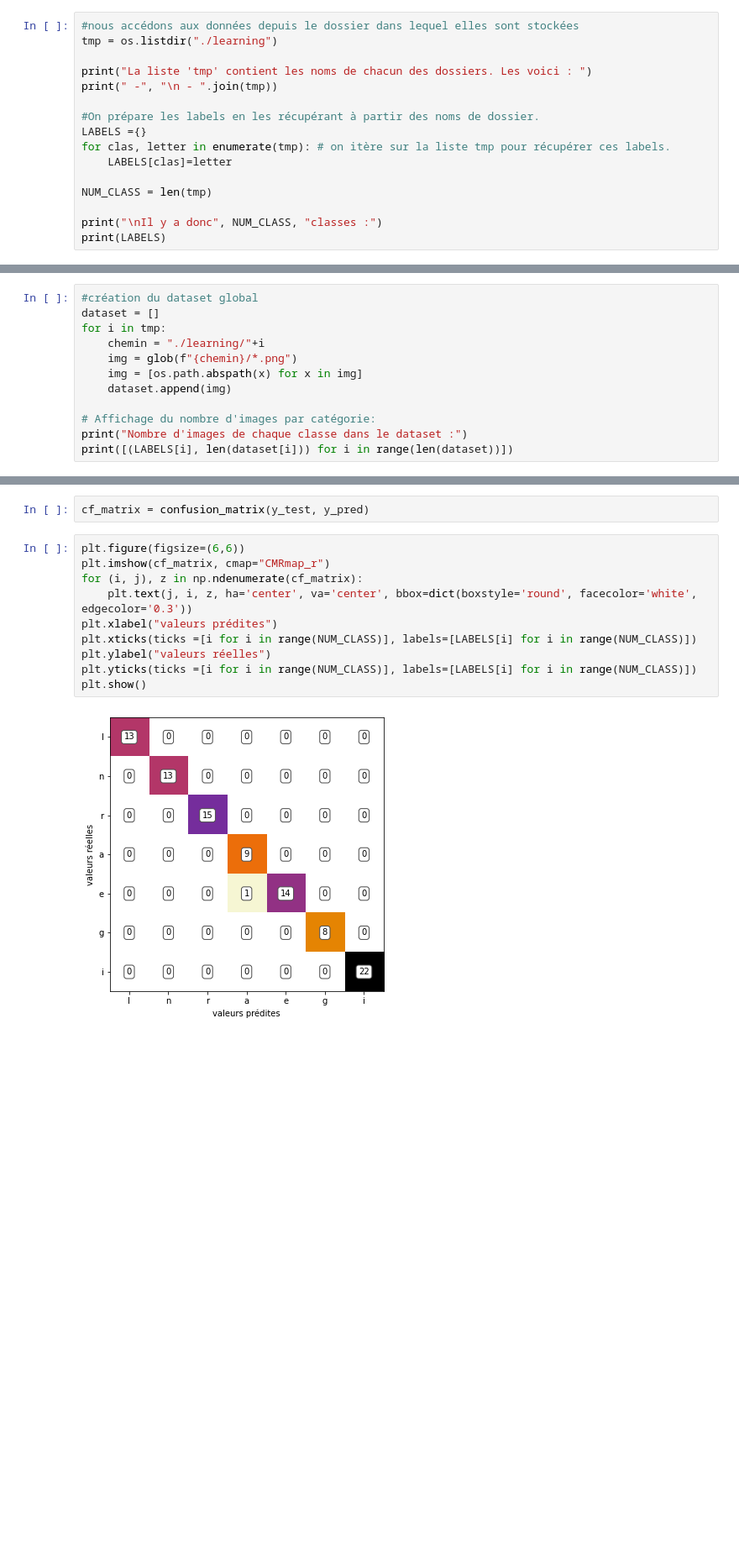
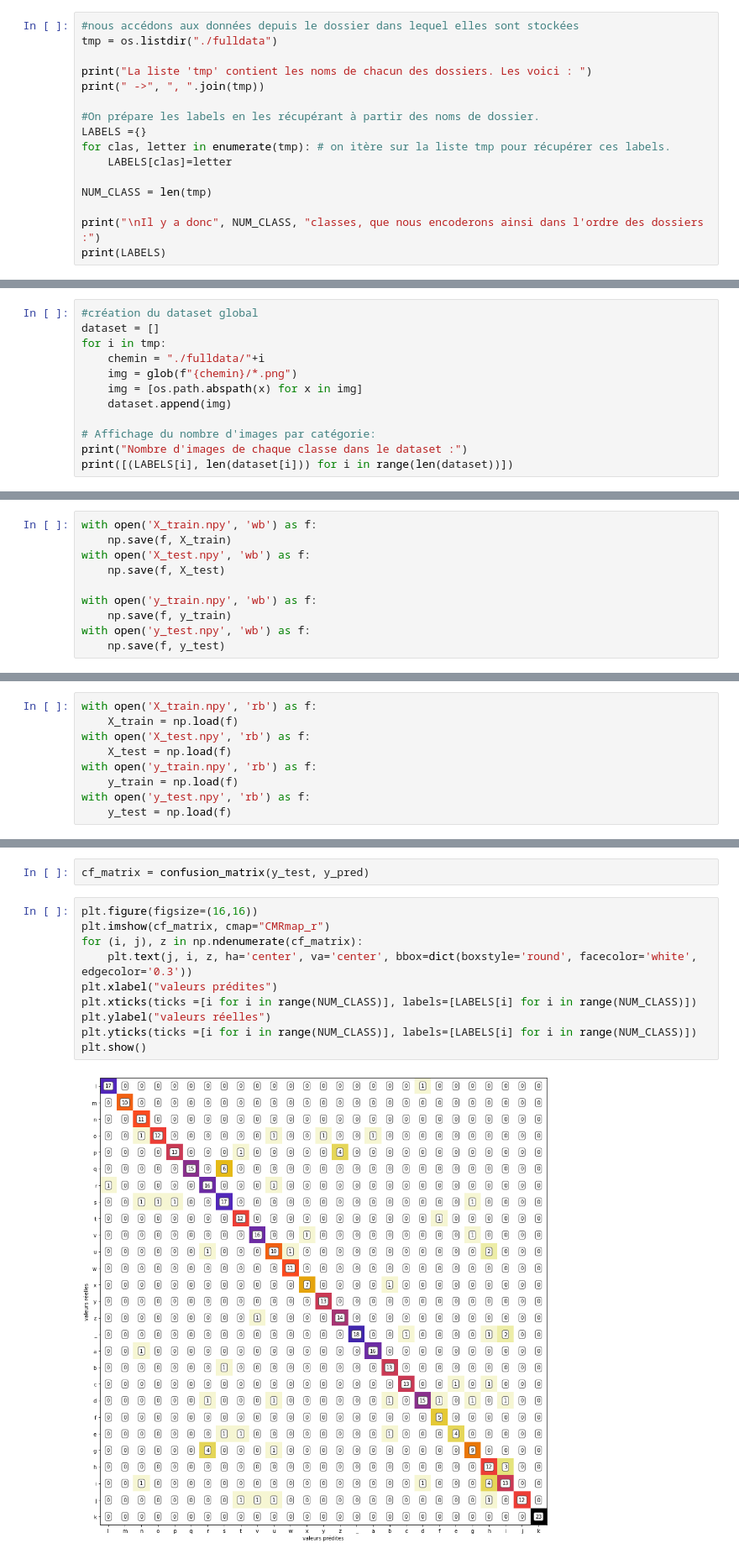
Before and after one commit to LueMar-R/P29_langage_signes_alphabet, a Jupyter notebook: 02_classification_signes.ipynb, the cells around one changed output, grey strips where cells are left out. Shown at 84% size. Cells and saved outputs as stored; diff of their text form; blank space fills up the shorter version.

```diff
--- a/02_classification_signes.ipynb
+++ b/02_classification_signes.ipynb
@@ -61,9 +68,9 @@ replace learning/a/a_1.png? [y]es, [n]o, [A]ll, [N]one, [r]ename:
 # %%
 #nous accédons aux données depuis le dossier dans lequel elles sont stockées
-tmp = os.listdir("./learning")
+tmp = os.listdir("./fulldata")
 
 print("La liste 'tmp' contient les noms de chacun des dossiers. Les voici : ")
-print(" -", "\n - ".join(tmp))
+print(" ->", ", ".join(tmp))
 
 #On prépare les labels en les récupérant à partir des noms de dossier.
 LABELS ={}
@@ -72,7 +79,7 @@ for clas, letter in enumerate(tmp): # on itère sur la liste tmp pour récupére
 
 NUM_CLASS = len(tmp)
 
-print("\nIl y a donc", NUM_CLASS, "classes :")
+print("\nIl y a donc", NUM_CLASS, "classes, que nous encoderons ainsi dans l'ordre des dossiers :")
 print(LABELS)
 # %% [output]
 La liste 'tmp' contient les noms de chacun des dossiers. Les voici :
@@ -90,7 +91,7 @@ Il y a donc 7 classes :
 #création du dataset global
 dataset = []
 for i in tmp:
-    chemin = "./learning/"+i
+    chemin = "./fulldata/"+i
     img = glob(f"{chemin}/*.png")
     img = [os.path.abspath(x) for x in img]
     dataset.append(img)
@@ -270,0 +277,10 @@ plt.show()
+# %%
+with open('X_train.npy', 'wb') as f:
+    np.save(f, X_train)
+with open('X_test.npy', 'wb') as f:
+    np.save(f, X_test)
+
+with open('y_train.npy', 'wb') as f:
+    np.save(f, y_train)
+with open('y_test.npy', 'wb') as f:
+    np.save(f, y_test)
@@ -273,3 +291,12 @@ plt.show()
+# %%
+with open('X_train.npy', 'rb') as f:
+    X_train = np.load(f)
+with open('X_test.npy', 'rb') as f:
+    X_test = np.load(f)
+with open('y_train.npy', 'rb') as f:
+    y_train = np.load(f)
+with open('y_test.npy', 'rb') as f:
+    y_test = np.load(f)
 # %%
 # redimensionnement des features
 
@@ -355,14 +402,14 @@ for y in Y_pred:
 # %%
 cf_matrix = confusion_matrix(y_test, y_pred)
 # %%
-plt.figure(figsize=(6,6))
+plt.figure(figsize=(16,16))
 plt.imshow(cf_matrix, cmap="CMRmap_r")
 for (i, j), z in np.ndenumerate(cf_matrix):
     plt.text(j, i, z, ha='center', va='center', bbox=dict(boxstyle='round', facecolor='white', edgecolor='0.3'))
 plt.xlabel("valeurs prédites")
 plt.xticks(ticks =[i for i in range(NUM_CLASS)], labels=[LABELS[i] for i in range(NUM_CLASS)])
 plt.ylabel("valeurs réelles")
 plt.yticks(ticks =[i for i in range(NUM_CLASS)], labels=[LABELS[i] for i in range(NUM_CLASS)])
 plt.show()
 # %% [output]
-[figure, old version]
+[figure, new version]
```
Also changed, not shown: parts of 38 cells of this notebook.
